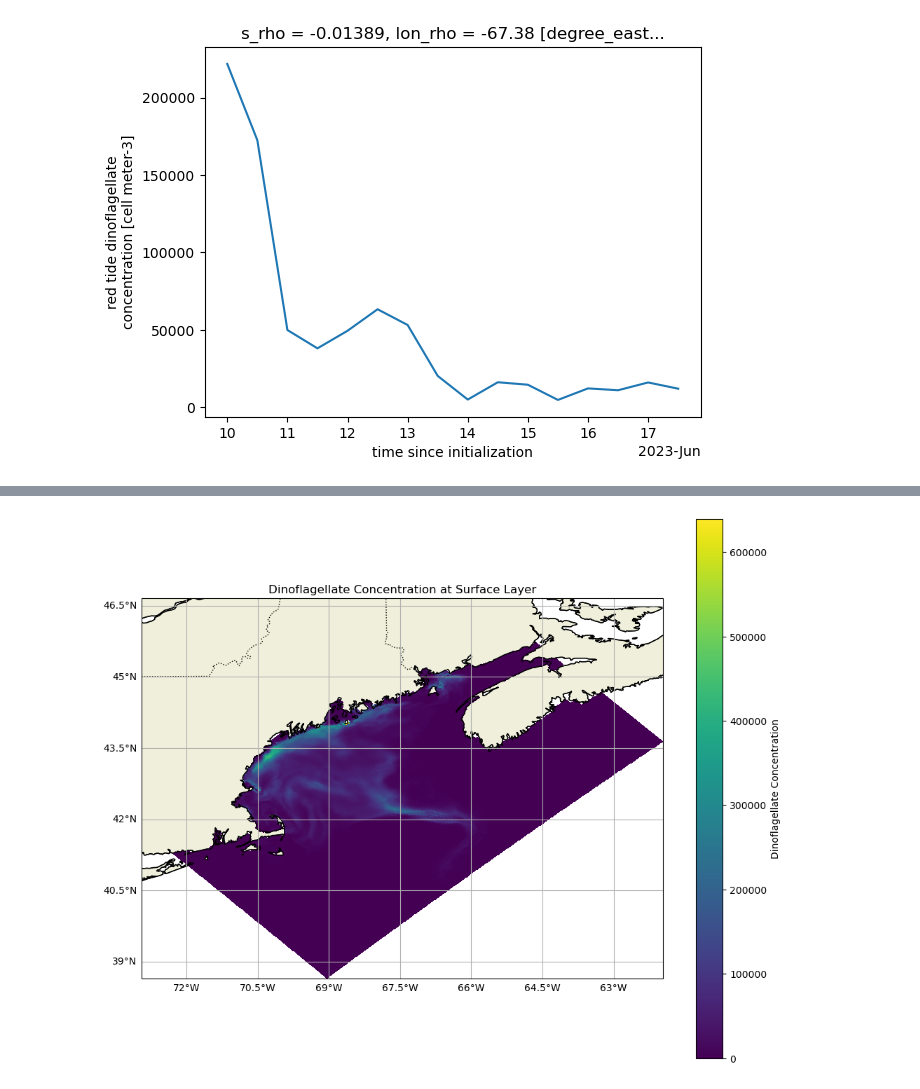
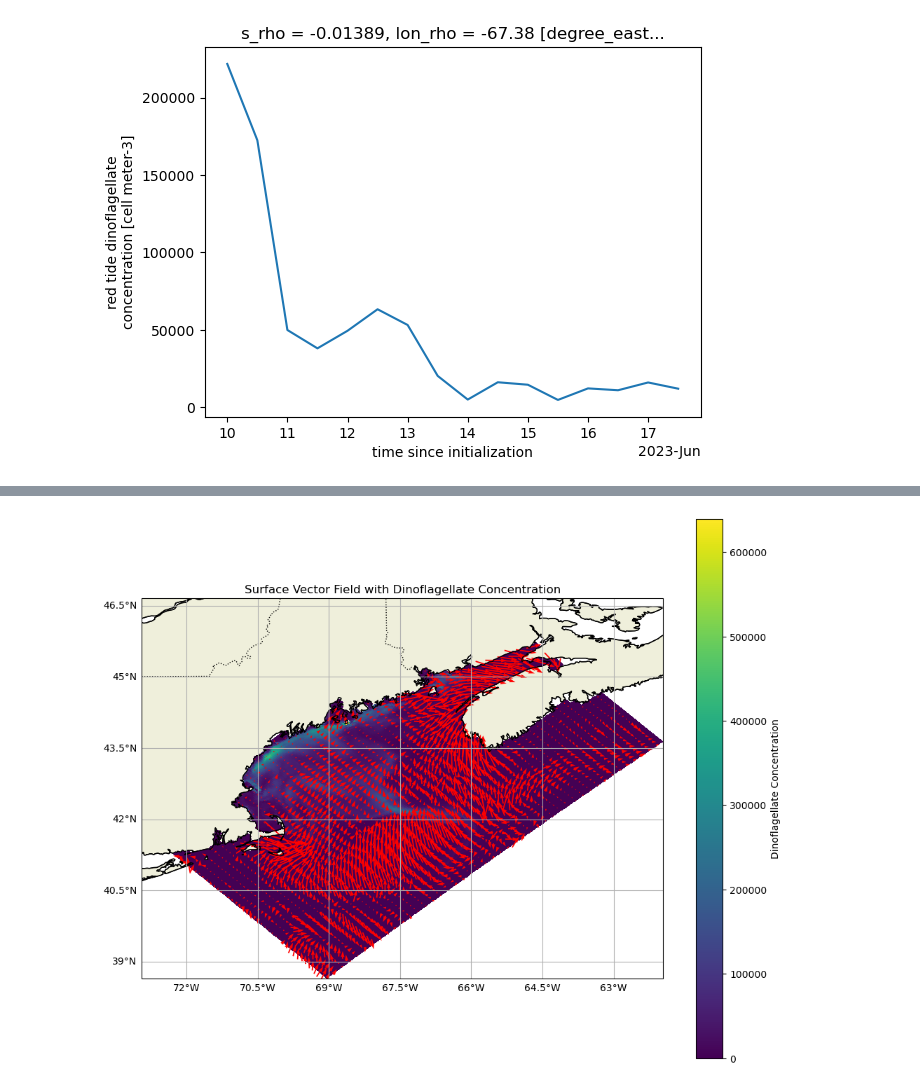
Before and after one commit to NCEI-NOAAGov/HAB_Dinoflagellate_Test, a Jupyter notebook: dev.ipynb, the cells around one changed output, grey strips where cells are left out. Saved outputs shown, nothing was run; the diff lists cells and outputs as text; code cells hidden in the pictures.

```diff
--- a/dev.ipynb
+++ b/dev.ipynb
@@ -131,41 +52,58 @@ TypeError: Dimensions of C (254, 224) should be one smaller than X(45) and Y(51)
 # %%
 # Extract variables
 lon_rho = ds["lon_rho"]
 lat_rho = ds["lat_rho"]
-dinoflagellate = ds["dinoflagellate"]
+u = ds["u"].isel(ocean_time=0, s_rho=-1)  # Surface level
+v = ds["v"].isel(ocean_time=0, s_rho=-1)  # Surface level
+dinoflagellate = ds["dinoflagellate"].isel(ocean_time=0, s_rho=-1)
 
-# Select a specific time and depth level (adjust indices as needed)
-selected_time = 0  # First time step
-selected_depth = -1  # Surface layer (first s_rho level)
-dinoflagellate_slice = dinoflagellate.isel(ocean_time=selected_time, s_rho=selected_depth)
+# Downsample quiver data (adjust step size as needed)
+step = 5  # Downsampling factor
+lon_quiver = lon_rho[::step, ::step]
+lat_quiver = lat_rho[::step, ::step]
+u_quiver = u[::step, ::step]
+v_quiver = v[::step, ::step]
 
 # Plot
 fig = plt.figure(figsize=(12, 10))
 ax = plt.axes(projection=ccrs.PlateCarree())
 
 # Add dinoflagellate as a colormap
 mesh = ax.pcolormesh(
     lon_rho,
     lat_rho,
-    dinoflagellate_slice,
+    dinoflagellate,
     cmap="viridis",
     shading="auto",
+    transform=ccrs.PlateCarree(),
+)
+
+# Add colorbar
+cbar = plt.colorbar(mesh, ax=ax, orientation="vertical", label="Dinoflagellate Concentration")
+
+# Add downsampled quiver plot
+quiver = ax.quiver(
+    lon_quiver,
+    lat_quiver,
+    u_quiver,
+    v_quiver,
+    scale=30,
+    pivot="middle",
+    color="red",
     transform=ccrs.PlateCarree(),
 )
 
 # Add coastlines and geographic features
 ax.coastlines(resolution="10m", linewidth=1)
 ax.add_feature(cfeature.LAND, edgecolor="black")
 ax.add_feature(cfeature.BORDERS, linestyle=":")
 
-# Add colorbar
-cbar = plt.colorbar(mesh, ax=ax, orientation="vertical", label="Dinoflagellate Concentration")
-
-# Add gridlines and title
+# Gridlines and labels
 gl = ax.gridlines(draw_labels=True)
 gl.top_labels = False
 gl.right_labels = False
-plt.title("Dinoflagellate Concentration at Surface Layer")
+
+plt.title("Surface Vector Field with Dinoflagellate Concentration")
 plt.show()
 # %% [output]
-[figure, old version]
+[figure, new version]
```
Also changed, not shown: parts of 4 cells of this notebook.
